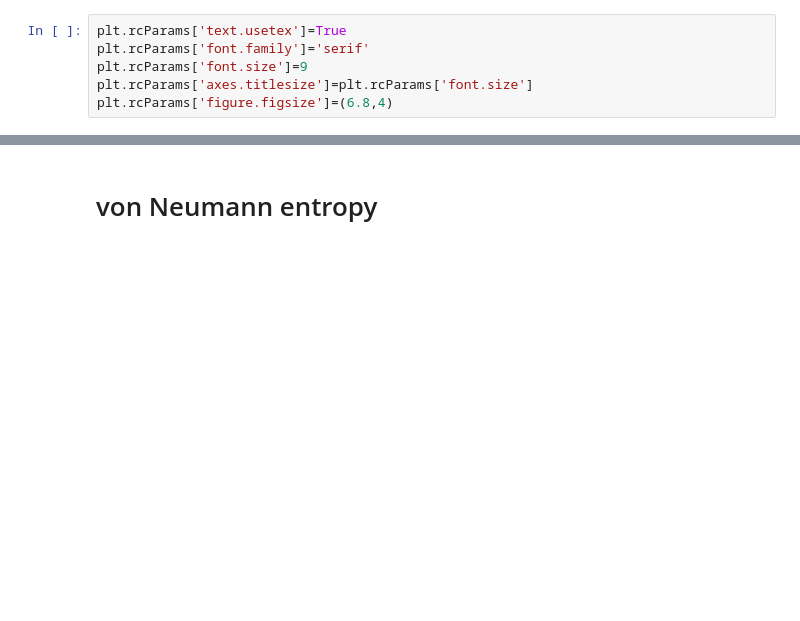
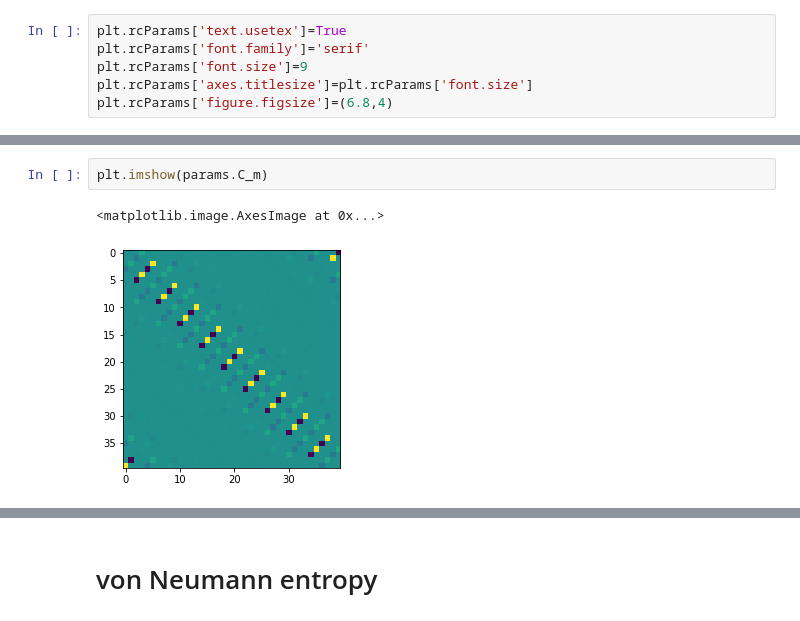
Before and after one commit to hainingpan/SPT, a Jupyter notebook: test_ssh.ipynb, the cells around one changed output, grey strips where cells are left out. Drawn from its saved outputs; the diff is of its cells as text; blank space fills up the shorter version.

```diff
--- a/test_ssh.ipynb
+++ b/test_ssh.ipynb
@@ -16,0 +375,5 @@ plt.rcParams['figure.figsize']=(6.8,4)
+# %%
+plt.imshow(params.C_m)
+# %% [output]
+<matplotlib.image.AxesImage at 0x...>
+[figure, added]
```
Also changed, not shown: parts of 38 cells of this notebook, 2 other files.
